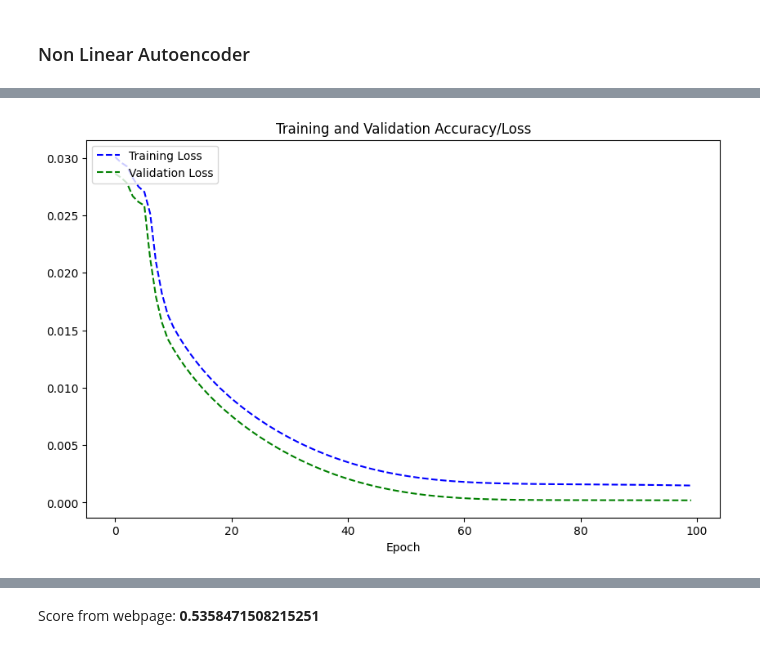
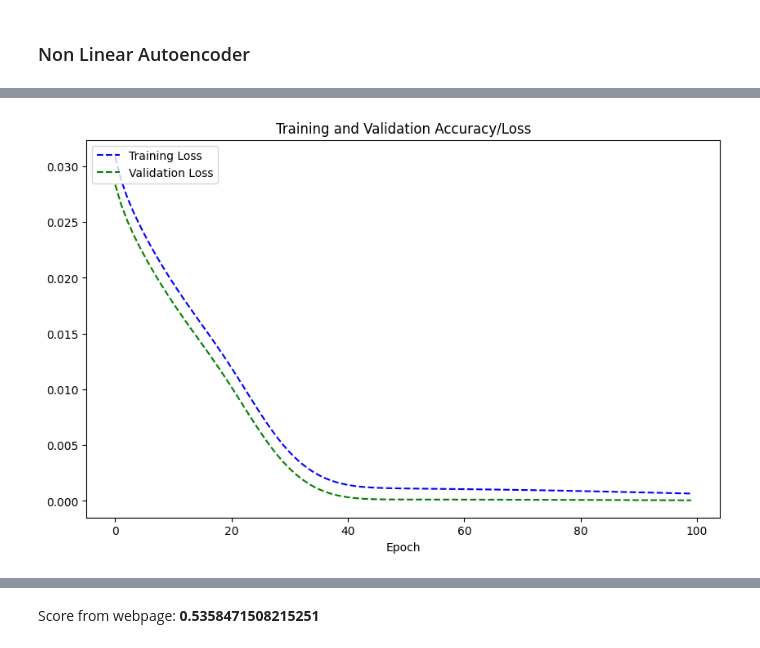
Before and after one commit to contepablod/ML_Bourbaki, a Jupyter notebook: Semana1/ESG_indicators_missing_value_estimation_tf.ipynb, the cells around one changed output, grey strips where cells are left out. Drawn from its saved outputs; the diff is of its cells as text; code cells hidden in the pictures.

```diff
--- a/Semana1/ESG_indicators_missing_value_estimation_tf.ipynb
+++ b/Semana1/ESG_indicators_missing_value_estimation_tf.ipynb
@@ -866,0 +855,15 @@ model_nlae = tf.keras.models.Sequential([
+# %%
+class NonLinearAutoencoder(tf.keras.Model):
+  def __init__(self, input_size, hidden_size):
+    super(NonLinearAutoencoder, self).__init__()
+    self.input_size = input_size
+    self.hidden_size = hidden_size
+    self.encoder = tf.keras.layers.Dense(self.hidden_size, input_shape=(self.input_size,), name='encoder')
+    self.decoder = tf.keras.layers.Dense(self.input_size, name='decoder')
+
+  def call(self, x):
+    encoded = self.encoder(x)
+    decoded = self.decoder(encoded)
+    return decoded
+# %%
+model_nlae = NonLinearAutoencoder(input_size, hidden_size)
@@ -883,9 +888,8 @@ _________________________________________________________________
 # %%
 model_nlae.compile(optimizer=tf.keras.optimizers.Adam(learning_rate=LR),
               loss=tf.keras.losses.MeanSquaredError(),
-              metrics=[tf.keras.metrics.MeanSquaredError()],
             )
 # %%
-history = model_nlae.fit(y_train_minmax, y_train_minmax, epochs=EPOCHS, batch_size=BATCH_SIZE, validation_split=0.1, verbose=1)
+history_nlae = model_nlae.fit(y_train_minmax, y_train_minmax, epochs=EPOCHS, batch_size=BATCH_SIZE, validation_split=0.1, shuffle=True, verbose=1)
 # %% [output]
 Epoch 1/100
@@ -908,15 +912,15 @@ Epoch 100/100
 # %%
 fig, ax1 = plt.subplots(figsize=(10, 6))
 
-ax1.plot(history.history['loss'], label='Training Loss', color='blue', linestyle='--')
-ax1.plot(history.history['val_loss'], label='Validation Loss', color='green', linestyle='--')
+ax1.plot(history_nlae.history['loss'], label='Training Loss', color='blue', linestyle='--')
+ax1.plot(history_nlae.history['val_loss'], label='Validation Loss', color='green', linestyle='--')
 ax1.set_xlabel('Epoch')
 ax1.legend(loc='upper left')
 
 plt.title('Training and Validation Accuracy/Loss')
 plt.show()
 # %% [output]
-[figure, old version]
+[figure, new version]
 # %%
 # Predicción
 filled_data_y = model_nlae.predict(y_train_minmax)
```
Also changed, not shown: parts of 31 cells of this notebook, 5 other files.
